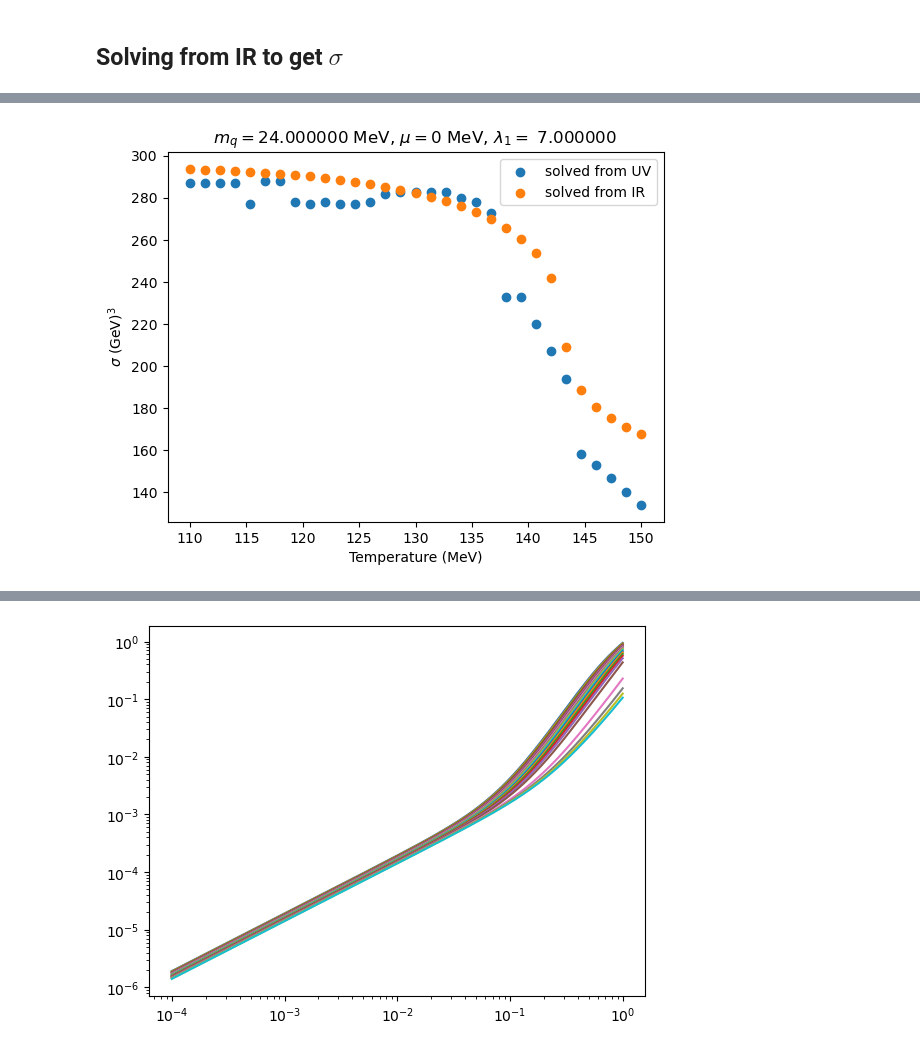
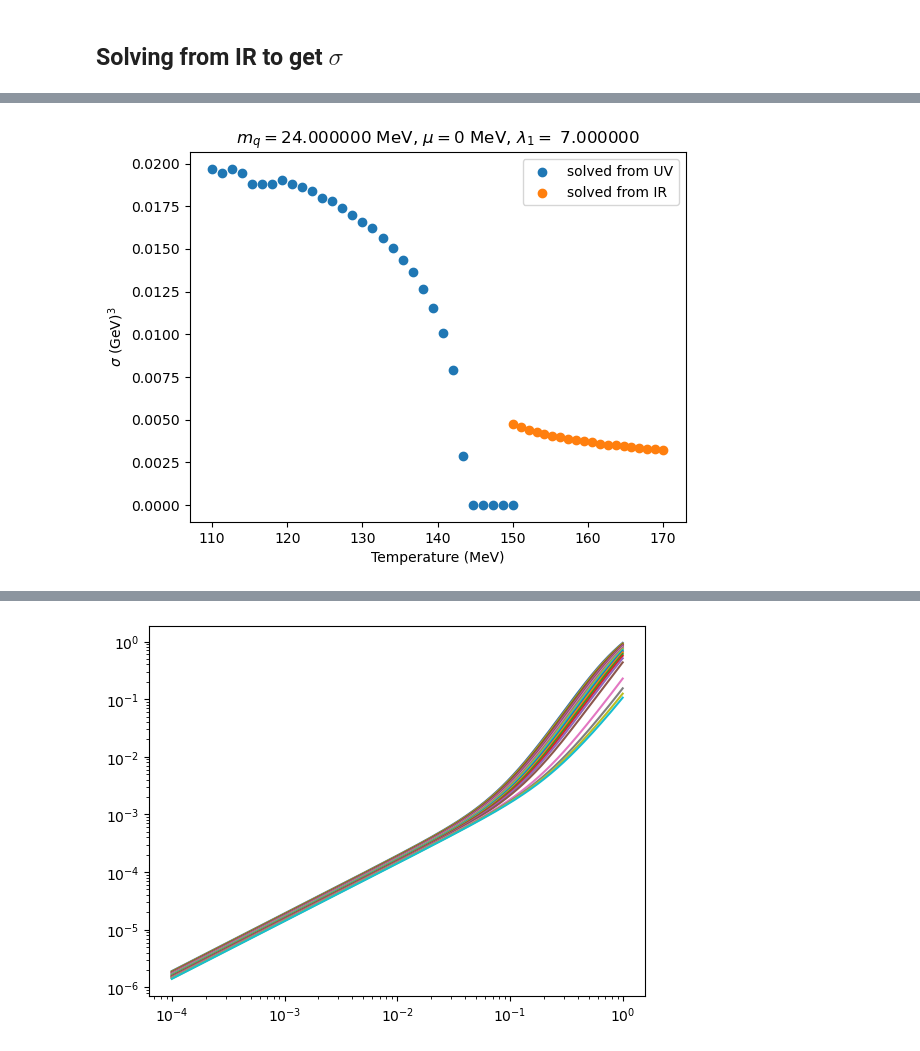
Before and after one commit to seanbartz/DilatonMixingParallel, a Jupyter notebook: chiral_comparison.ipynb, the cells around one changed output, grey strips where cells are left out. Cells and saved outputs as stored; diff of their text form; code cells hidden in the pictures.

```diff
--- a/chiral_comparison.ipynb
+++ b/chiral_comparison.ipynb
@@ -108,6 +108,16 @@ def chiral_solve_UV(ml,sigmal,T,mu,ui,uf,lambda1):
     chi=sol.y[0]
     chip=sol.y[1]
     return chi,chip,u
+from joblib import Parallel, delayed
+
+def chiral_solve_IR_parallel(d0_array, lambda1, T, mu, ui, uf, n_jobs=-1):
+    results = Parallel(n_jobs=n_jobs)(
+        delayed(chiral_solve_IR)(d0, lambda1, T, mu, ui, uf) for d0 in d0_array
+    )
+    # Unpack the results
+    mq_array, chi_array, chip_array, u_array = zip(*results)
+
+    return np.array(mq_array)
 # %%
 T=120
 mu=0
@@ -270,13 +280,14 @@ from criticalZoom import order_checker
 # create an array of temperature values from 80 to 130 with a step size of 1
 minsigma=0
 maxsigma=300
-tmin=110
-tmax=150
+tmin=60
+tmax=85
 numtemp=31
 mu=0
 lambda1=7
 a0=0
+mu=600
 ml=24
 
-tmin,tmax,minsigma,maxsigma,order,temps,truesigma,Tc=order_checker(tmin,tmax,numtemp,minsigma,maxsigma,ml,mu,lambda1,a0)
+tmin,tmax,minsigma,maxsigma,order,temps1,truesigma,Tc=order_checker(tmin,tmax,numtemp,minsigma,maxsigma,ml,mu,lambda1,a0)
 # %% [output]
@@ -326,5 +371,5 @@ def find_d0_hard_way(T,mq_target,d0_lower,d0_upper):
 # %%
-temps=np.linspace(60,110,20)
+temps=np.linspace(120,150,31)
 #create an array of length temps to store the values of sigma
 sigma_IR_list=np.zeros(len(temps))
 d0_list=np.zeros(len(temps))
@@ -339,11 +384,11 @@ for i in range(len(temps)):
     T=temps[i]
     mq_input=24
     d0_lower=0
-    d0_upper=1.5
+    d0_upper=15
     mq_approx=0
     iterations=0
     while np.abs(mq_approx-mq_input)>1e-3 and iterations<15:
-        d0_lower,d0_upper,mq_approx,mq_lower,mq_upper=find_d0_hard_way(T,mq_input,d0_lower,d0_upper)
+        d0_lower,d0_upper,mq_approx,mq_lower,mq_upper=find_d0_hard_way(T,mu,mq_input,d0_lower,d0_upper)
         iterations+=1
 
     d0_list[i]=(d0_lower+d0_upper)/2
@@ -364,0 +444,17 @@ IndexError: index 100 is out of bounds for axis 0 with size 100
+# %%
+for i in range(len(temps)):
+    T=temps[i]
+    #solve for chi and chi prime using chiral_solve_IR
+    #find d0 using d0_interp (not a good idea when there's a first-order transiton)
+    #d0=d0_interp(T)
+    mq,chi_IR,chip_IR,u=chiral_solve_IR(d0_list[i],lambda1,T,mu,ui,uf)
+    mq_list[i]=mq
+    chi_list.append(chi_IR)
+    #solve for sigma using sigma_finder
+    u_intermediate=0.15
+    sigma=sigma_finder(u_intermediate,chi_IR,u,mq_input,T,mu,zeta,v3)
+    #store sigma in sigma_IR_list
+    sigma_IR_list[i]=sigma
+
+
+sigmas_IR=np.array(sigma_IR_list)
@@ -365,15 +478,15 @@ IndexError: index 100 is out of bounds for axis 0 with size 100
 # %%
-plt.scatter(temps,truesigma[:,0],label="solved from UV")
+plt.scatter(temps1,(truesigma[:,0]/1000)**3,label="solved from UV")
 # plt.scatter(temps,truesigma[:,1],label="solved from UV")
 # plt.scatter(temps,truesigma[:,2],label="solved from UV")
-plt.scatter(temps,sigmas_IR**(1/3),label="solved from IR")
+plt.scatter(temps,sigmas_IR/1000**3,label="solved from IR")
 plt.xlabel("Temperature (MeV)")
 plt.ylabel("$\sigma$ (GeV)$^3$")
 plt.legend()
 #set the x range
 #plt.xlim(temps_list[0][0],max_temp)
 #plt.ylim([np.amin((1.05*sigma_list[0]/1000))**3,np.amax((1.05*sigma_list[0]/1000))**3])
 plt.title(r'$m_q=%f$ MeV, $\mu=%i$ MeV, $\lambda_1=$ %f' %(ml,mu,lambda1))
 plt.show()
 # %% [output]
-[figure, old version]
+[figure, new version]
```
Also changed, not shown: parts of 10 cells of this notebook, 2 other files.
